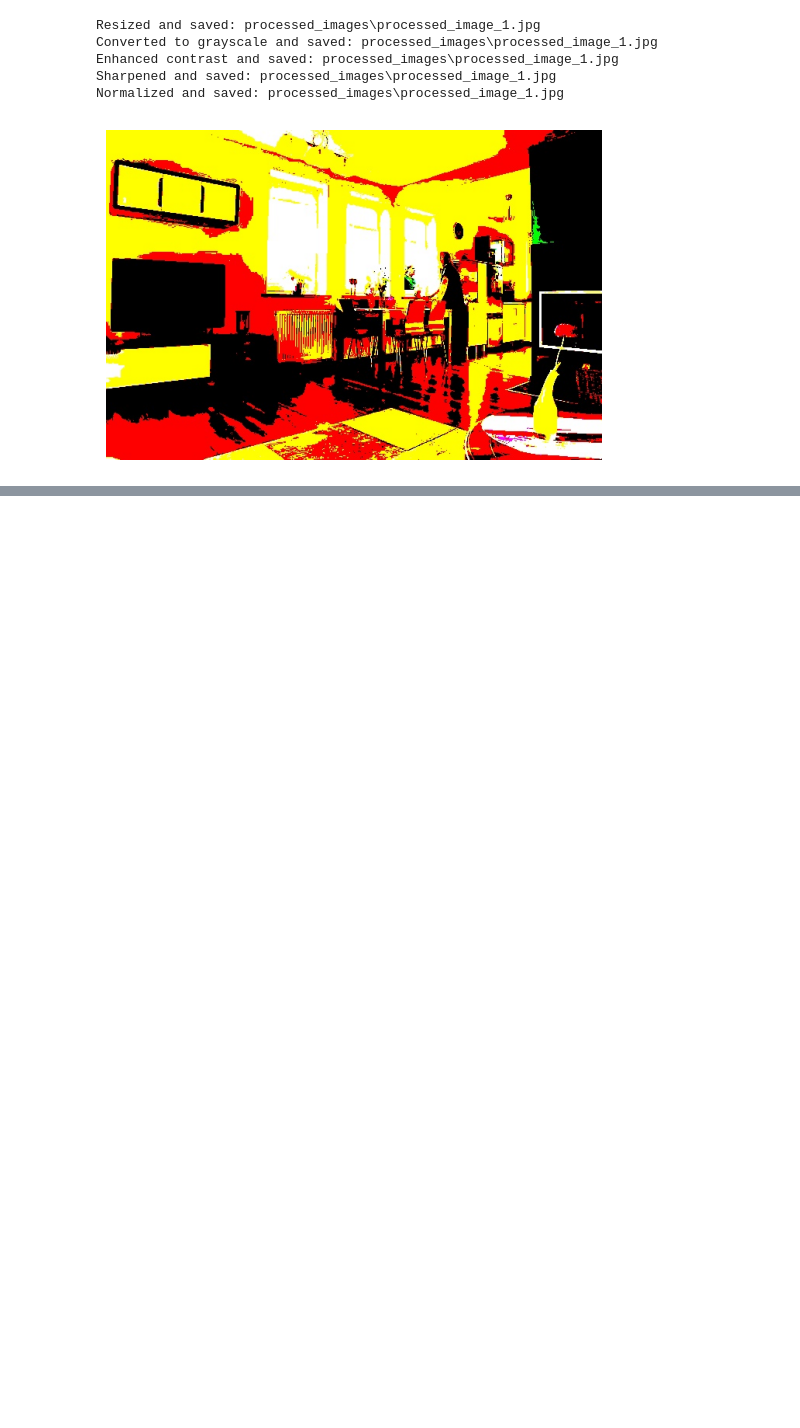
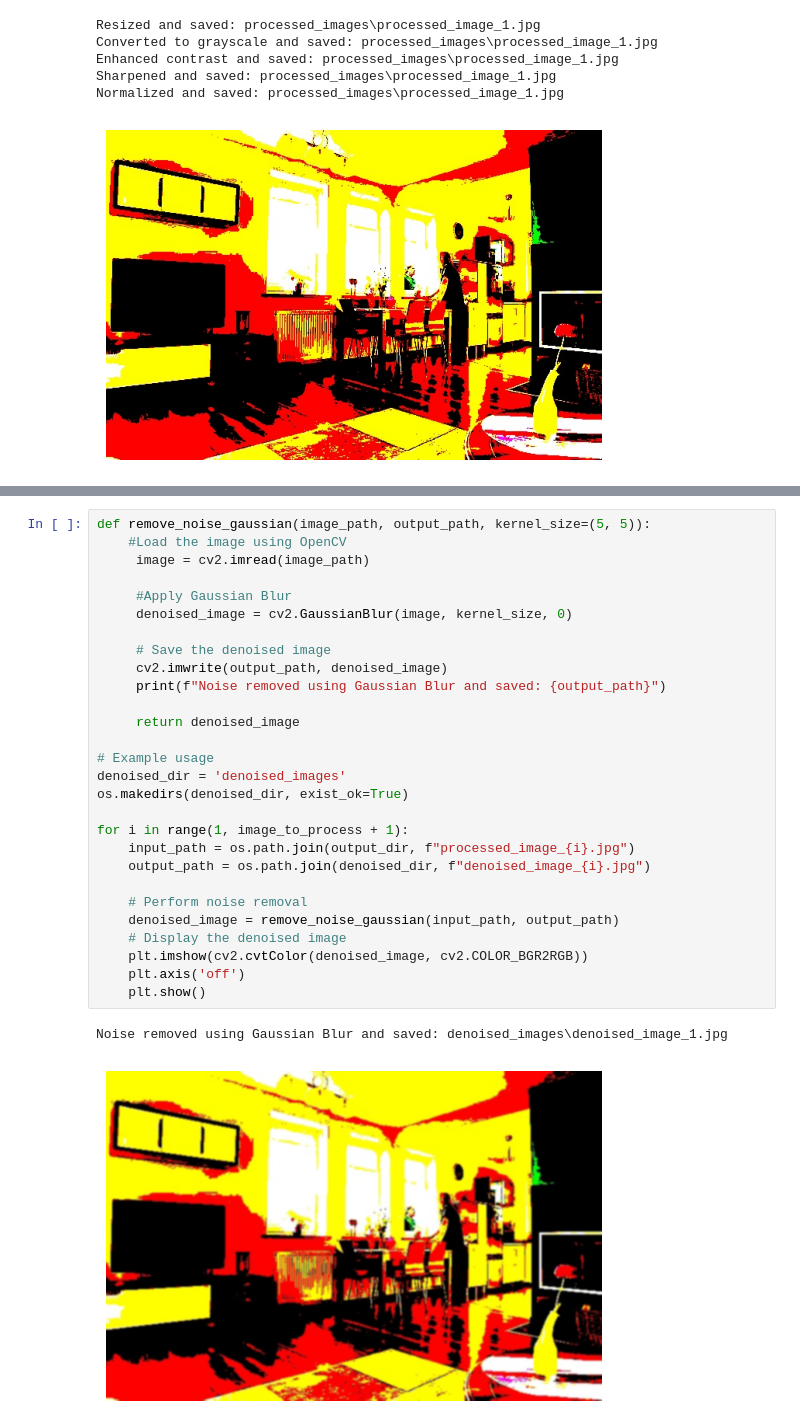
Before and after one commit to sammmms/tk-1, a Jupyter notebook: tk-1.ipynb, the cells around one changed output, grey strips where cells are left out. Cells and saved outputs as stored; diff of their text form; blank space fills up the shorter version.

```diff
--- a/tk-1.ipynb
+++ b/tk-1.ipynb
@@ -282,0 +396,31 @@ Normalized and saved: processed_images\processed_image_1.jpg
+# %%
+def remove_noise_gaussian(image_path, output_path, kernel_size=(5, 5)):
+    #Load the image using OpenCV
+     image = cv2.imread(image_path)
+
+     #Apply Gaussian Blur
+     denoised_image = cv2.GaussianBlur(image, kernel_size, 0)
+
+     # Save the denoised image
+     cv2.imwrite(output_path, denoised_image)
+     print(f"Noise removed using Gaussian Blur and saved: {output_path}")
+
+     return denoised_image
+
+# Example usage
+denoised_dir = 'denoised_images'
+os.makedirs(denoised_dir, exist_ok=True)
+
+for i in range(1, image_to_process + 1):
+    input_path = os.path.join(output_dir, f"processed_image_{i}.jpg")
+    output_path = os.path.join(denoised_dir, f"denoised_image_{i}.jpg")
+
+    # Perform noise removal
+    denoised_image = remove_noise_gaussian(input_path, output_path)
+    # Display the denoised image
+    plt.imshow(cv2.cvtColor(denoised_image, cv2.COLOR_BGR2RGB))
+    plt.axis('off')
+    plt.show()
+# %% [output]
+Noise removed using Gaussian Blur and saved: denoised_images\denoised_image_1.jpg
+[figure, added]
```
Also changed, not shown: parts of 20 cells of this notebook, 13 other files.
